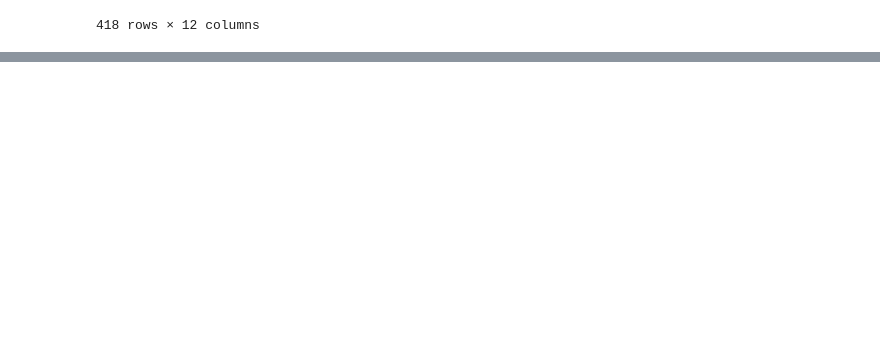
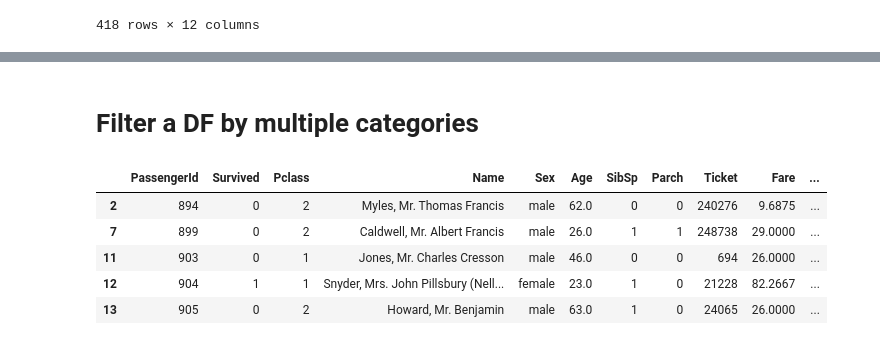
Before and after one commit to monika0603/SQL-practice, a Jupyter notebook: pandas-tricks.ipynb, the cells around one changed output, grey strips where cells are left out. Saved outputs shown, nothing was run; the diff lists cells and outputs as text; code cells hidden in the pictures; blank space fills up the shorter version.

```diff
--- a/pandas-tricks.ipynb
+++ b/pandas-tricks.ipynb
@@ -291,0 +344,11 @@ df
+# %% [markdown]
+# Filter a DF by multiple categories
+# %%
+df[df.Pclass.isin([1,2])].head()
+# %% [output]
+|  | PassengerId | Survived | Pclass | Name | Sex | Age | SibSp | Parch | Ticket | Fare | ... |
+| 2 | 894 | 0 | 2 | Myles, Mr. Thomas Francis | male | 62.0 | 0 | 0 | 240276 | 9.6875 | ... |
+| 7 | 899 | 0 | 2 | Caldwell, Mr. Albert Francis | male | 26.0 | 1 | 1 | 248738 | 29.0000 | ... |
+| 11 | 903 | 0 | 1 | Jones, Mr. Charles Cresson | male | 46.0 | 0 | 0 | 694 | 26.0000 | ... |
+| 12 | 904 | 1 | 1 | Snyder, Mrs. John Pillsbury (Nell... | female | 23.0 | 1 | 0 | 21228 | 82.2667 | ... |
+| 13 | 905 | 0 | 2 | Howard, Mr. Benjamin | male | 63.0 | 1 | 0 | 24065 | 26.0000 | ... |
```
Also changed, not shown: parts of 10 cells of this notebook.
